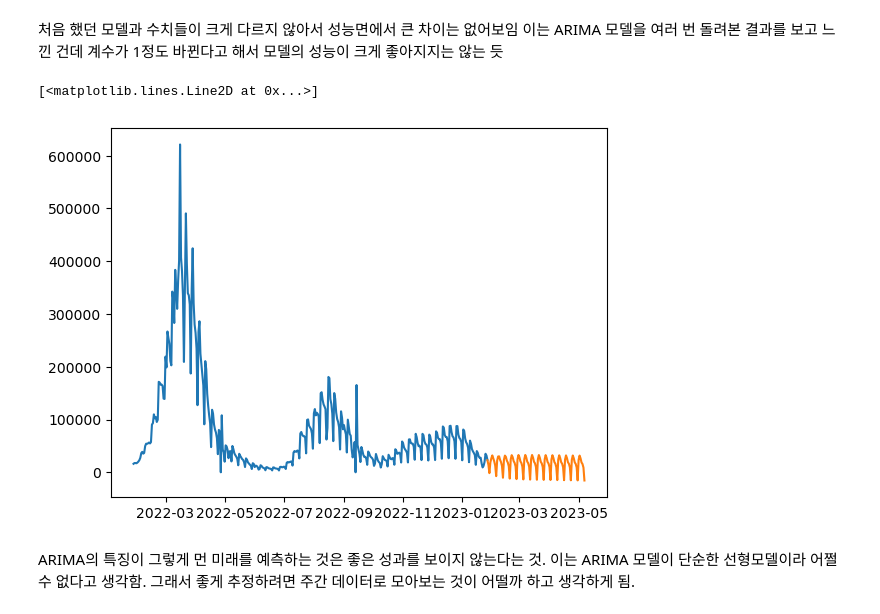
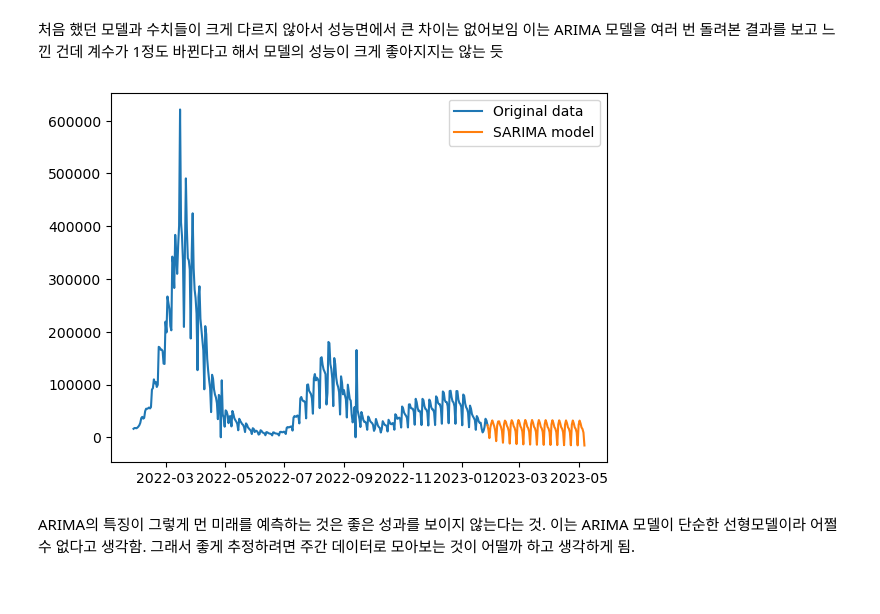
Before and after one commit to Tiabet/Time-series, a Jupyter notebook: Time-series/Covid-19.ipynb, the cells around one changed output. Cells and saved outputs as stored; diff of their text form; code cells hidden in the pictures.

```diff
--- a/Time-series/Covid-19.ipynb
+++ b/Time-series/Covid-19.ipynb
@@ -239,11 +239,13 @@ plt.show()
 # %%
 predictions = model_fit.predict(start=len(df['diff']), end=len(df['diff'])+100)
 
 plt.plot(daily, label='Original data')
 plt.plot(predictions, label='SARIMA model')
+
+plt.legend()
+plt.show()
 # %% [output]
-[<matplotlib.lines.Line2D at 0x...>]
-[figure, old version]
+[figure, new version]
 # %% [markdown]
 ARIMA의 특징이 그렇게 먼 미래를 예측하는 것은 좋은 성과를 보이지 않는다는 것.
 이는 ARIMA 모델이 단순한 선형모델이라 어쩔 수 없다고 생각함.
```
